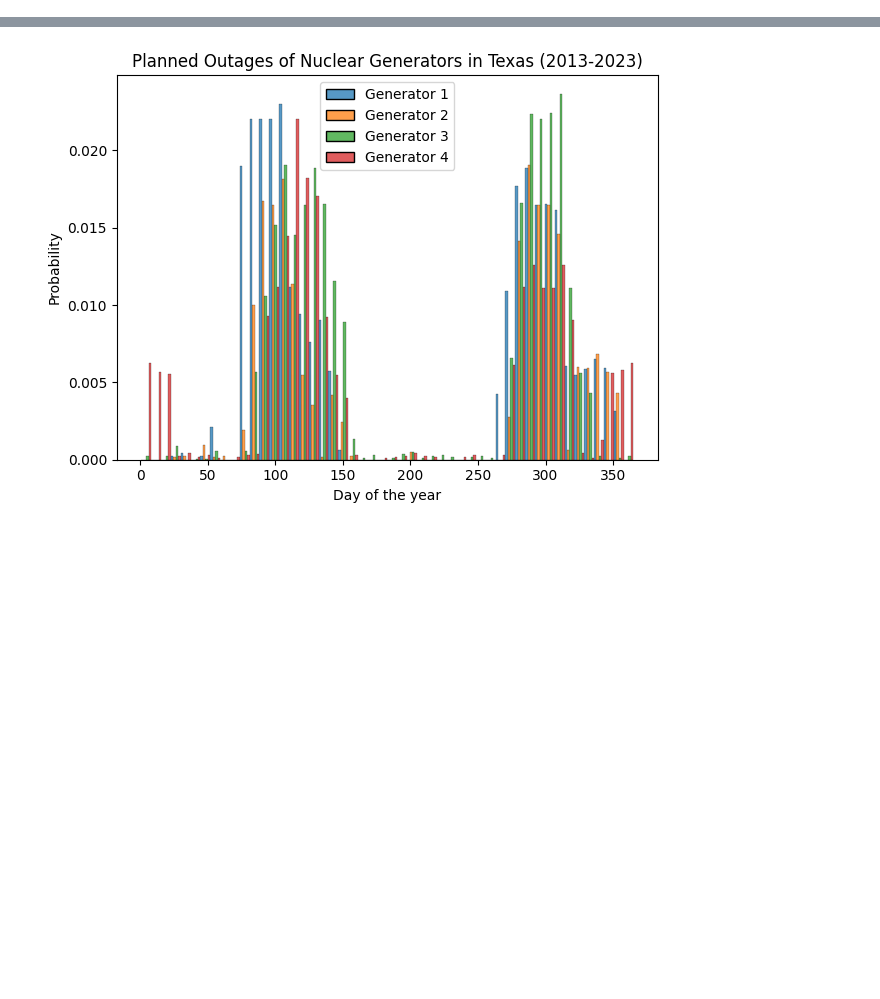
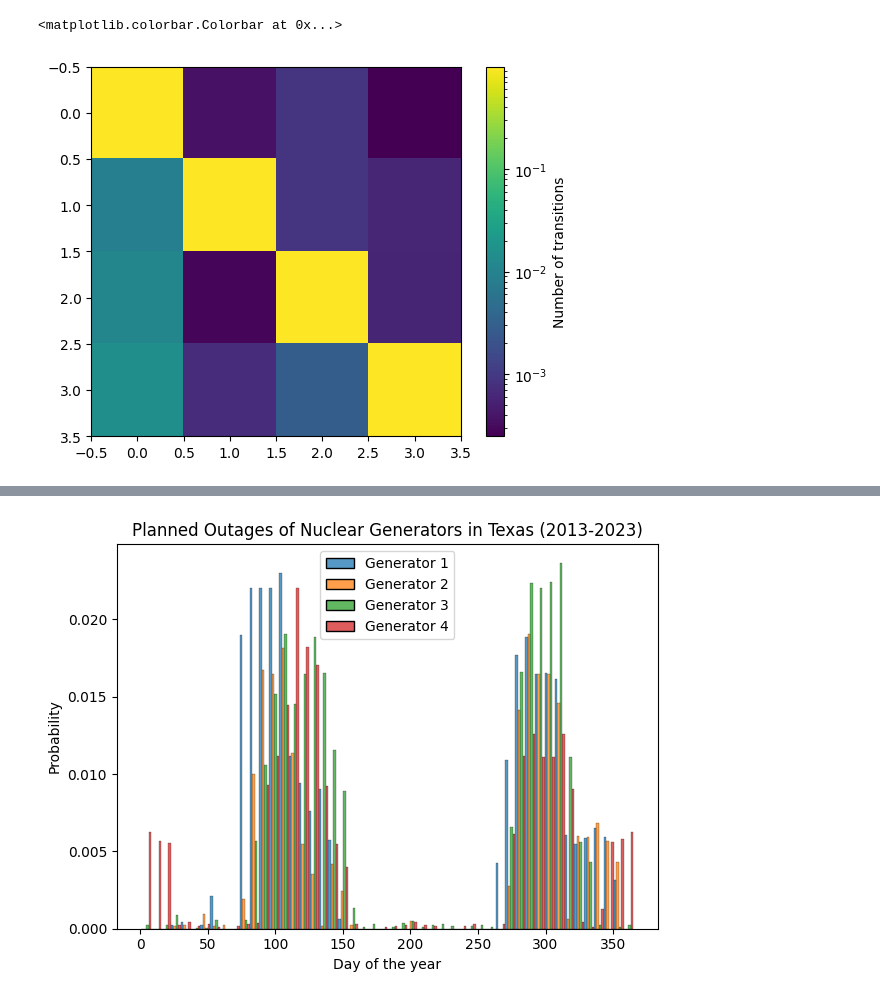
Before and after one commit to ecooper-cu/gads-analysis, a Jupyter notebook: visualize_texas_nuclear_trajectories.ipynb, the cells around one changed output, grey strips where cells are left out. Drawn from its saved outputs; the diff is of its cells as text; code cells hidden in the pictures; blank space fills up the shorter version.

```diff
--- a/visualize_texas_nuclear_trajectories.ipynb
+++ b/visualize_texas_nuclear_trajectories.ipynb
@@ -36,0 +129,7 @@ for f in filenames:
+# %%
+fig, ax = plt.subplots()
+im = ax.imshow(P, norm=colors.LogNorm(vmin=np.min(P), vmax=np.max(P)))
+fig.colorbar(im, ax=ax, label="Number of transitions")
+# %% [output]
+<matplotlib.colorbar.Colorbar at 0x...>
+[figure, added]
```
Also changed, not shown: parts of 18 cells of this notebook, 17 other files.
